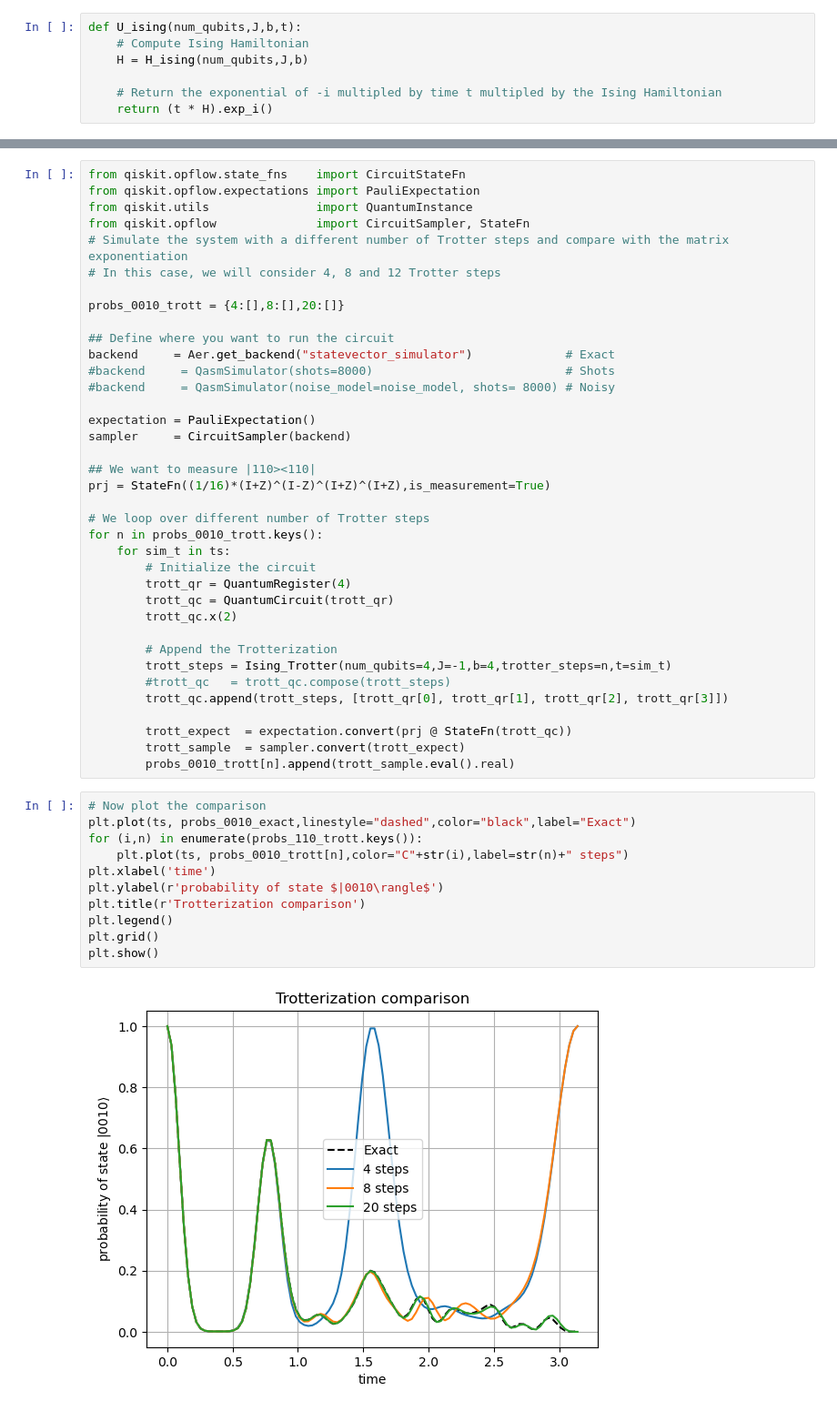
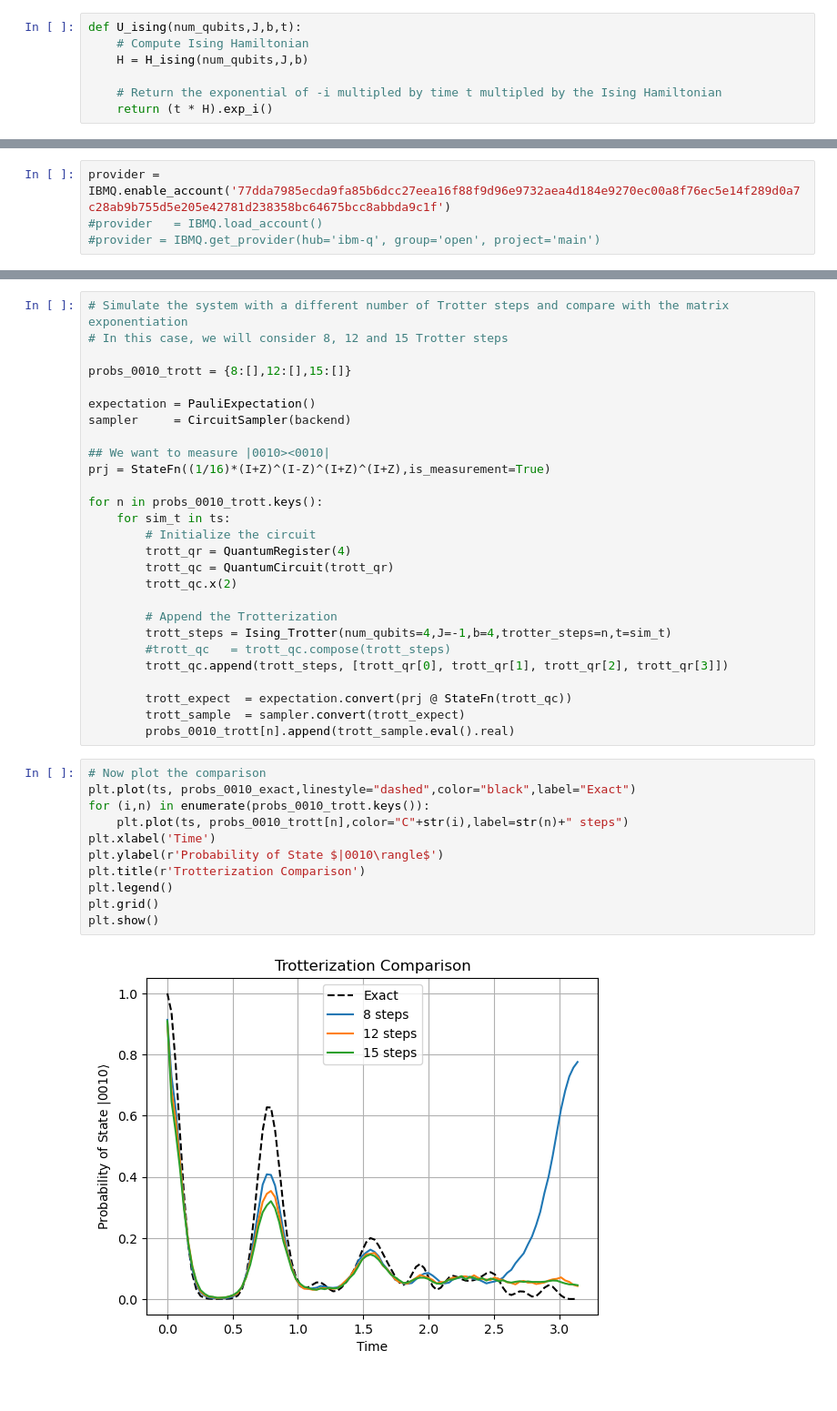
Before and after one commit to fabio99c/ProgettoAQM, a Jupyter notebook: Evoluzione .ipynb, the cells around one changed output, grey strips where cells are left out. Shown: that part at 91% size. Cells and saved outputs as stored; diff of their text form.

```diff
--- a/Evoluzione .ipynb
+++ b/Evoluzione .ipynb
@@ -115,0 +121,4 @@ Ising_Trotter(4,-1,4,5,1).draw('mpl')
+# %%
+provider = IBMQ.enable_account('77dda7985ecda9fa85b6dcc27eea16f88f9d96e9732aea4d184e9270ec00a8f76ec5e14f289d0a7c28ab9b755d5e205e42781d238358bc64675bcc8abbda9c1f')
+#provider   = IBMQ.load_account()
+#provider = IBMQ.get_provider(hub='ibm-q', group='open', project='main')
@@ -116,25 +168,15 @@ Ising_Trotter(4,-1,4,5,1).draw('mpl')
 # %%
-from qiskit.opflow.state_fns    import CircuitStateFn
-from qiskit.opflow.expectations import PauliExpectation
-from qiskit.utils               import QuantumInstance
-from qiskit.opflow              import CircuitSampler, StateFn
 # Simulate the system with a different number of Trotter steps and compare with the matrix exponentiation
-# In this case, we will consider 4, 8 and 12 Trotter steps
+# In this case, we will consider 8, 12 and 15 Trotter steps
 
-probs_0010_trott = {4:[],8:[],20:[]}
-
-## Define where you want to run the circuit
-backend     = Aer.get_backend("statevector_simulator")             # Exact
-#backend     = QasmSimulator(shots=8000)                           # Shots
-#backend     = QasmSimulator(noise_model=noise_model, shots= 8000) # Noisy
+probs_0010_trott = {8:[],12:[],15:[]}
 
 expectation = PauliExpectation()
 sampler     = CircuitSampler(backend)
 
-## We want to measure |110><110|
+## We want to measure |0010><0010|
 prj = StateFn((1/16)*(I+Z)^(I-Z)^(I+Z)^(I+Z),is_measurement=True)
 
-# We loop over different number of Trotter steps
 for n in probs_0010_trott.keys():
     for sim_t in ts:
         # Initialize the circuit
@@ -153,13 +195,13 @@ for n in probs_0010_trott.keys():
 # %%
 # Now plot the comparison
 plt.plot(ts, probs_0010_exact,linestyle="dashed",color="black",label="Exact")
-for (i,n) in enumerate(probs_110_trott.keys()):
+for (i,n) in enumerate(probs_0010_trott.keys()):
     plt.plot(ts, probs_0010_trott[n],color="C"+str(i),label=str(n)+" steps")
-plt.xlabel('time')
-plt.ylabel(r'probability of state $|0010\rangle$')
-plt.title(r'Trotterization comparison')
+plt.xlabel('Time')
+plt.ylabel(r'Probability of State $|0010\rangle$')
+plt.title(r'Trotterization Comparison')
 plt.legend()
 plt.grid()
 plt.show()
 # %% [output]
-[figure, old version]
+[figure, new version]
```
Also changed, not shown: parts of 28 cells of this notebook.
